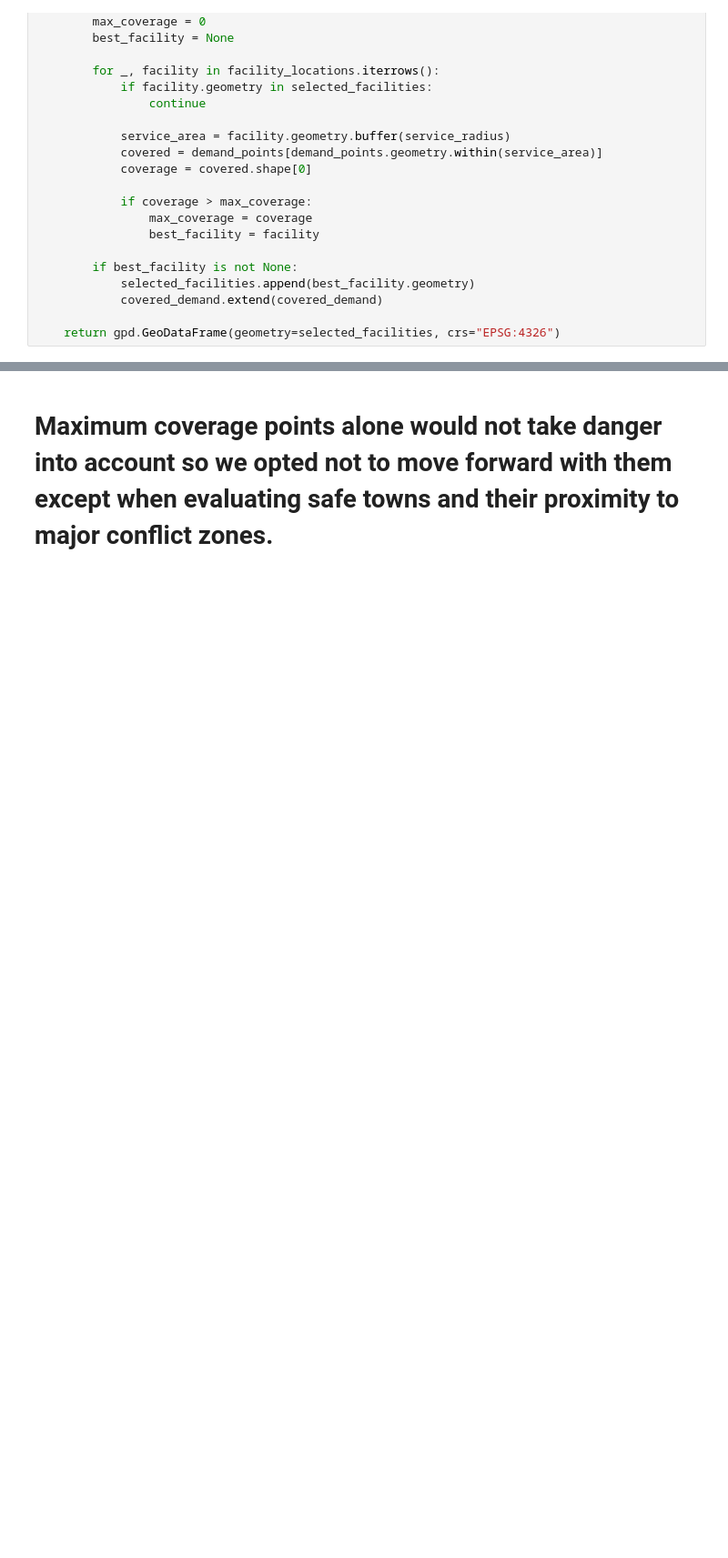
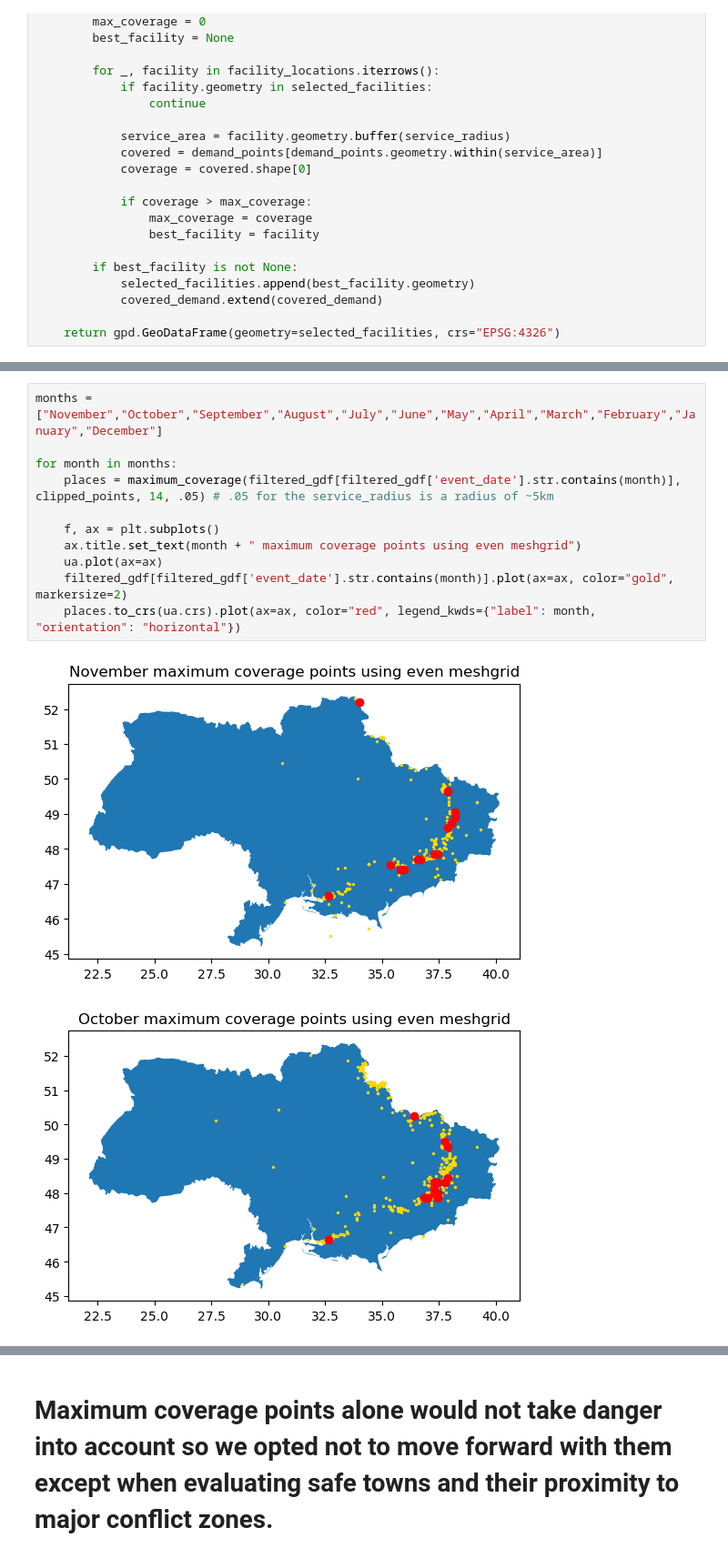
Before and after one commit to S-Luther/studious-broccoli, a Jupyter notebook: Project_4.ipynb, the cells around one changed output, grey strips where cells are left out. Shown at 91% size. Saved outputs shown, nothing was run; the diff lists cells and outputs as text; blank space fills up the shorter version.

```diff
--- a/Project_4.ipynb
+++ b/Project_4.ipynb
@@ -243,0 +267,14 @@ def maximum_coverage(demand_points, facility_locations, num_facilities, service_
+# %%
+months = ["November","October","September","August","July","June","May","April","March","February","January","December"]
+
+for month in months:
+    places = maximum_coverage(filtered_gdf[filtered_gdf['event_date'].str.contains(month)], clipped_points, 14, .05) # .05 for the service_radius is a radius of ~5km
+
+    f, ax = plt.subplots()
+    ax.title.set_text(month + " maximum coverage points using even meshgrid")
+    ua.plot(ax=ax)
+    filtered_gdf[filtered_gdf['event_date'].str.contains(month)].plot(ax=ax, color="gold", markersize=2)
+    places.to_crs(ua.crs).plot(ax=ax, color="red", legend_kwds={"label": month, "orientation": "horizontal"})
+# %% [output]
+[figure, added]
+[figure, added]
```
Also changed, not shown: parts of 5 cells of this notebook.
